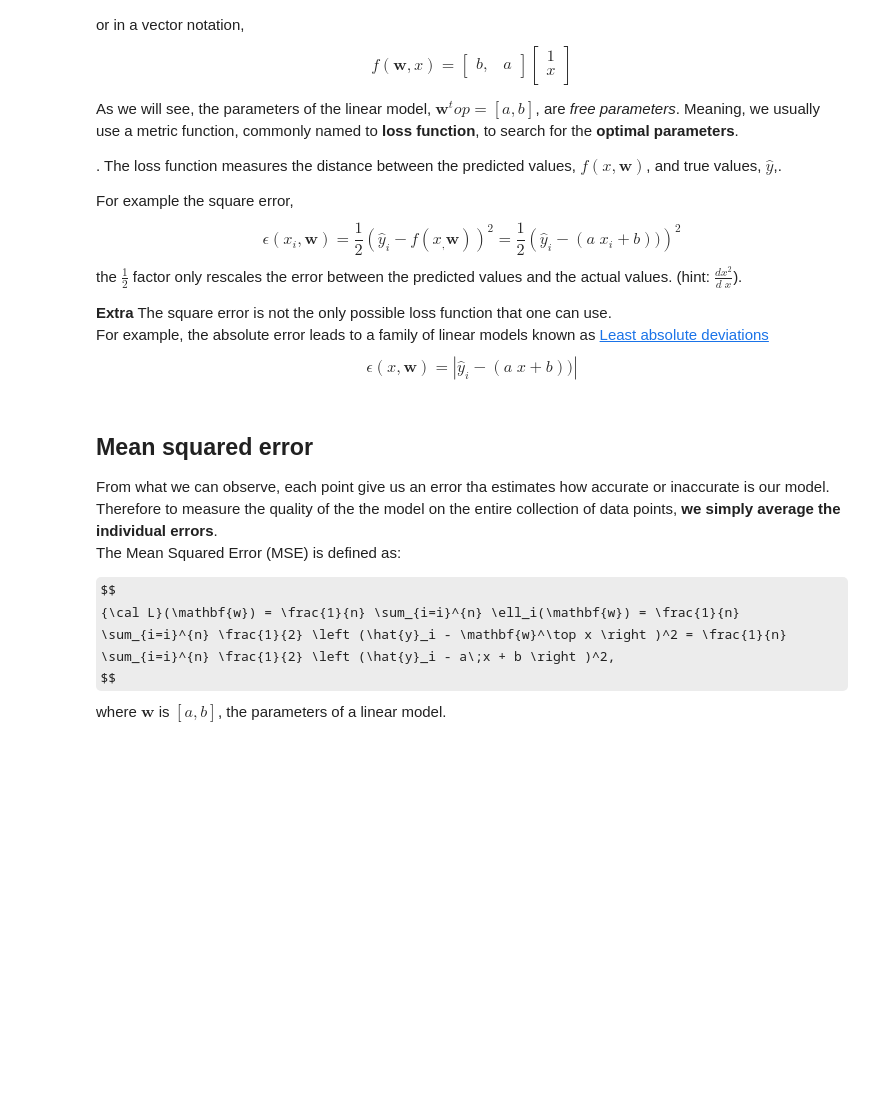
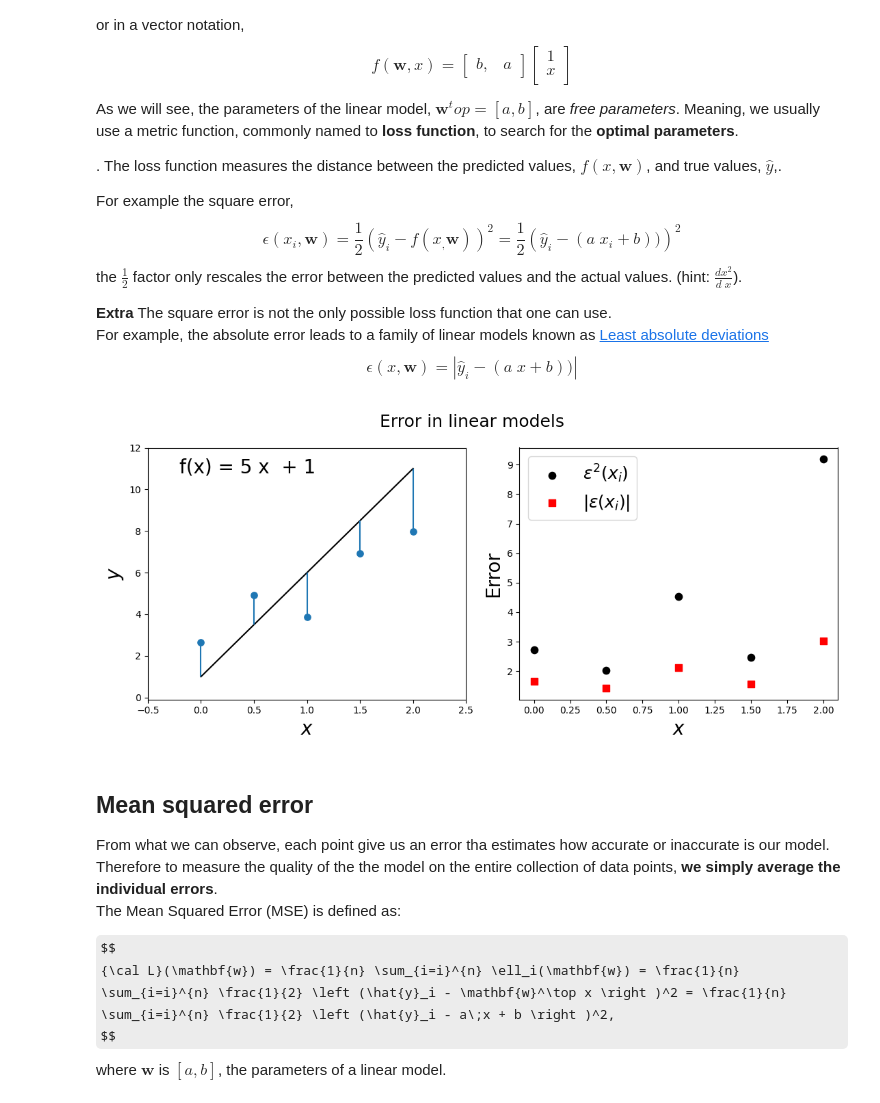
Before and after one commit to ChemAI-Lab/Math4Chem, a Jupyter notebook: website/Lecture_Notes/Coding/linear_regression_class.ipynb, the cells around one changed output. Saved outputs shown, nothing was run; the diff lists cells and outputs as text; code cells hidden in the pictures; some formulas as TeX source; blank space fills up the shorter version.

Commit message:
notes on linear regression

```diff
--- a/website/Lecture_Notes/Coding/linear_regression_class.ipynb
+++ b/website/Lecture_Notes/Coding/linear_regression_class.ipynb
@@ -51,10 +51,10 @@ def linear_model(a,b,x):
     return a*x + b
 # %%
 x = np.linspace(0, 2, 5)
-y = linear_model(2, 1, x) + np.random.uniform(-3, 3,size=x.shape) # add some noise
+y = linear_model(2, 1, x) + np.random.uniform(-1, 3,size=x.shape) # add some noise
 # %%
 # change the values of a and b and see what happens
-a = -1
+a = 5
 b = 1
 
 x_grid = np.linspace(0, 2, 100)
@@ -62,42 +62,52 @@ y_grid = linear_model(a, b, x_grid)
 
 y_pred = linear_model(a, b, x)
 error = y_pred - y
 
 fig, (ax1, ax2) = plt.subplots(1, 2,figsize=(11,5))
-fig.suptitle('Error in linear models')
+fig.suptitle('Error in linear models',fontsize=18)
 
 # left panel
 ax1.plot(x_grid, y_grid, c='k')
 for xi, yi in zip(x, y):
     y_pred_i = linear_model(a, b, xi)
     error_i = yi - y_pred_i
     if error_i > 0:
         ax1.vlines(xi, y_pred_i, y_pred_i + np.abs(error_i))
     else:
         ax1.vlines(xi, y_pred_i - np.abs(error_i), y_pred_i)
-ax1.text(0.1, .9, f'a = {a}, b = {b}', fontsize=20, transform=ax1.transAxes)
+ax1.text(0.1, .9, f'f(x) = {a} x  + {b}', fontsize=20, transform=ax1.transAxes)
 ax1.scatter(x, y, s=45)
 ax1.set_xlim(-0.5, 2.5)
 ax1.set_ylim(-2, 12)
-ax1.set_ylabel(r'$a\;x + b$', fontsize=20)
+ax1.set_ylabel(r'$y$', fontsize=20)
 ax1.set_xlabel(r'$x$', fontsize=20)
 
 # right panel
 sum_errors = 0.
-for xi, yi in zip(x, y):
+for i,(xi, yi) in enumerate(zip(x, y)):
     y_pred_i = linear_model(a, b, xi)
     error_i = yi - y_pred_i
     sum_errors += error_i**2
 
-    ax2.scatter(xi, error_i**2, color='k', s=50)
-    ax2.scatter(xi, np.abs(error_i), color='r', s=50, marker='s')
-ax2.text(0.1, 0.8, r'$\sum_i^n \epsilon_i^2 = $' + f'{sum_errors:.2f}',
-         transform=ax2.transAxes, fontsize=16)
+    if i == x.shape[0]-1:
+        ax2.scatter(xi, error_i**2, color='k', s=55,label=r'$\epsilon^2(x_i)$')
+        ax2.scatter(xi, np.abs(error_i), color='r', s=55, marker='s',label=r'$|\epsilon(x_i)|$')
+    else:
+        ax2.scatter(xi, error_i**2, color='k', s=55)
+        ax2.scatter(xi, np.abs(error_i), color='r', s=55, marker='s')
+
+
+# ax2.text(0.1, 0.8, r'$\sum_i^n \epsilon_i^2 = $' + f'{sum_errors:.2f}',
+        #  transform=ax2.transAxes, fontsize=16)
 ax2.set_ylabel(r'Error', fontsize=20)
 ax2.set_xlabel(r'$x$', fontsize=20)
 
-plt.legend()
+ax1.set_ylim(-0.1,12)
+plt.legend(loc=0, fontsize=18)
 plt.tight_layout()
+plt.savefig('fig_linear_model_errors.png',dpi = 260)
+# %% [output]
+[figure, added]
 # %% [markdown]
 ## Mean squared error
 From what we can observe, each point give us an error tha estimates how accurate or inaccurate is our model.<br>
```
Also changed, not shown: parts of 5 cells of this notebook.
